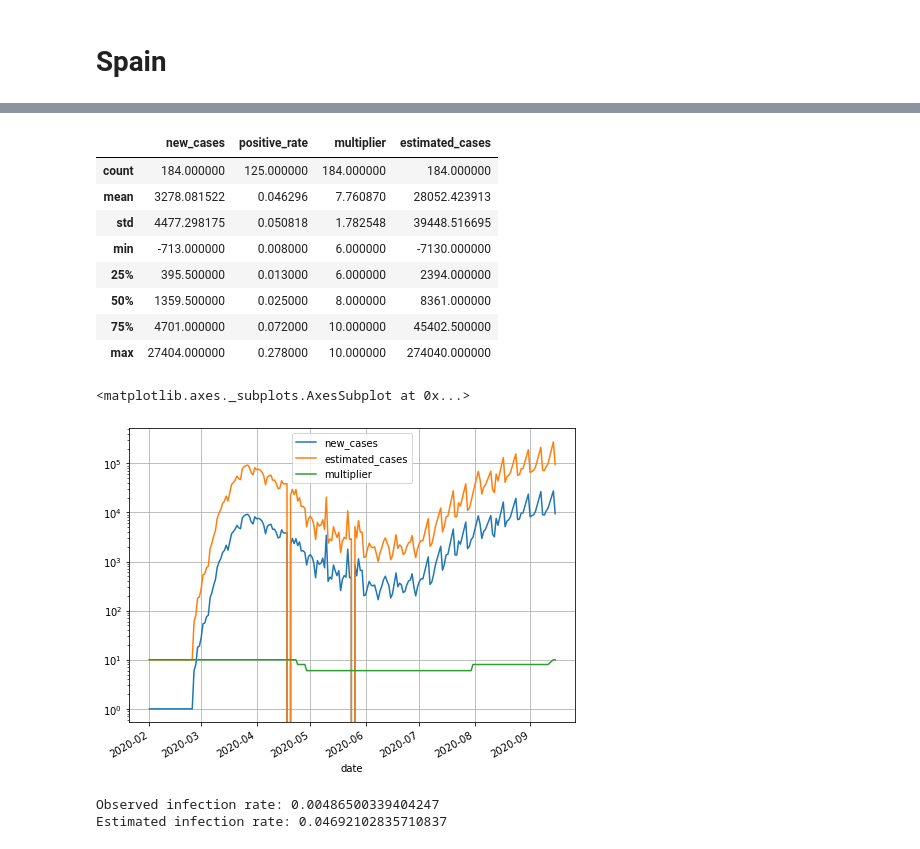
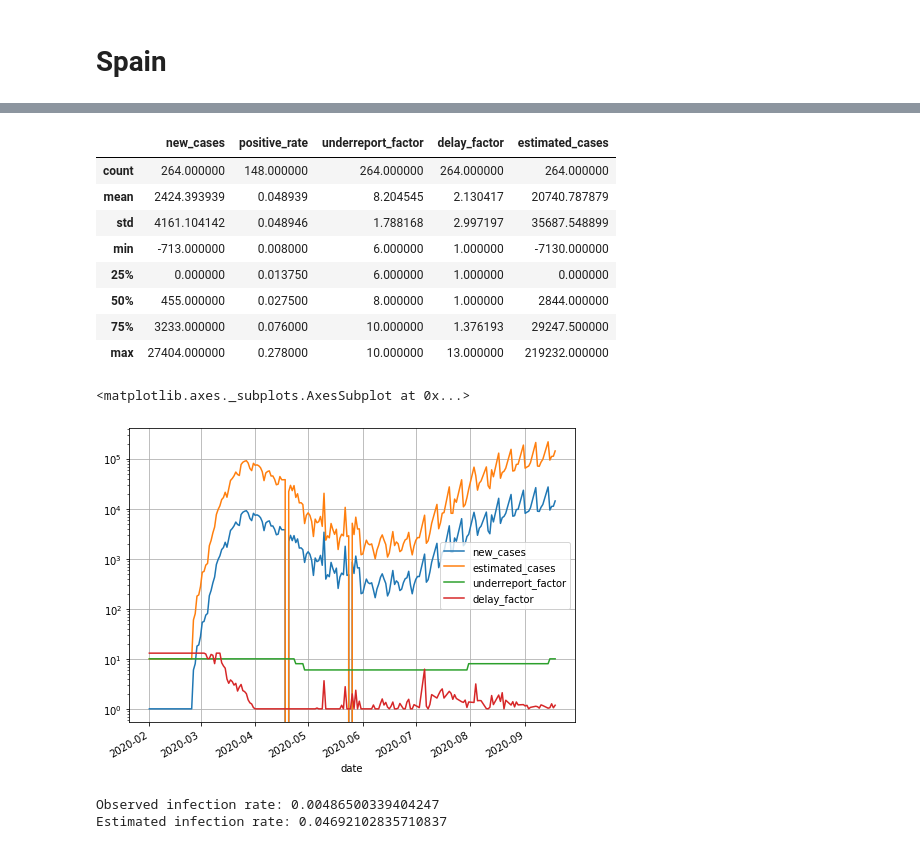
Before and after one commit to psthomas/covid-vis, a Jupyter notebook: microcovid.ipynb, the cells around one changed output, grey strips where cells are left out. Cells and saved outputs as stored; diff of their text form; code cells hidden in the pictures.

Commit message:
Update code, data

```diff
--- a/microcovid.ipynb
+++ b/microcovid.ipynb
@@ -25,5 +22,5 @@ We use these multipliers:
 # %%
-def get_multiplier(el):
+def get_underreport(el):
     # Assume a 10x multiplier if no test positivity ratio
     # is available. Mainly because missing data is early
     # during rapid growth phase for NY, Spain.
@@ -127,0 +108,17 @@ spaindata
+# %%
+spaindata = spainsource.copy()
+spaindata = spaindata[spaindata.iso_code == 'ESP']
+spaindata = spaindata[['date', 'new_cases', 'positive_rate']]
+spaindata['date'] = pd.to_datetime(spaindata['date'])
+spaindata.set_index('date', inplace=True)
+
+spaindata['underreport_factor'] = spaindata['positive_rate'].apply(get_underreport)
+spaindata['delay_factor'] = spaindata['new_cases'].pct_change(freq='7d').fillna(0)
+# https://github.com/microcovid/microcovid/blob/main/src/data/calculate.ts#L152
+# 2 day doubling time max, 2^(7/2) ~ 12
+spaindata['delay_factor'] = 1 + spaindata['delay_factor'].clip(lower=0, upper=12) #/100
+# Note: delay factor should not be counted in overall sum, because it's just a shift.
+# spaindata['estimated_cases'] = spaindata['new_cases']*spaindata['underreport_factor']*spaindata['delay_factor']
+spaindata['estimated_cases'] = spaindata['new_cases']*spaindata['underreport_factor']
+spaindata.reset_index(drop=False, inplace=True)
+spaindata
@@ -128,22 +139,26 @@ spaindata
 # %%
 spaindata.describe()
 # %% [output]
-|  | new_cases | positive_rate | multiplier | estimated_cases |
-| count | 184.000000 | 125.000000 | 184.000000 | 184.000000 |
-| mean | 3278.081522 | 0.046296 | 7.760870 | 28052.423913 |
-| std | 4477.298175 | 0.050818 | 1.782548 | 39448.516695 |
-| min | -713.000000 | 0.008000 | 6.000000 | -7130.000000 |
-| 25% | 395.500000 | 0.013000 | 6.000000 | 2394.000000 |
-| 50% | 1359.500000 | 0.025000 | 8.000000 | 8361.000000 |
-| 75% | 4701.000000 | 0.072000 | 10.000000 | 45402.500000 |
-| max | 27404.000000 | 0.278000 | 10.000000 | 274040.000000 |
+|  | new_cases | positive_rate | underreport_factor | delay_factor | estimated_cases |
+| count | 264.000000 | 148.000000 | 264.000000 | 264.000000 | 264.000000 |
+| mean | 2424.393939 | 0.048939 | 8.204545 | 2.130417 | 20740.787879 |
+| std | 4161.104142 | 0.048946 | 1.788168 | 2.997197 | 35687.548899 |
+| min | -713.000000 | 0.008000 | 6.000000 | 1.000000 | -7130.000000 |
+| 25% | 0.000000 | 0.013750 | 6.000000 | 1.000000 | 0.000000 |
+| 50% | 455.000000 | 0.027500 | 8.000000 | 1.000000 | 2844.000000 |
+| 75% | 3233.000000 | 0.076000 | 10.000000 | 1.376193 | 29247.500000 |
+| max | 27404.000000 | 0.278000 | 10.000000 | 13.000000 | 219232.000000 |
 # %%
+# Get rid of zero days, for plot
+spainplot=spaindata.copy()
+spainplot = spainplot[spainplot['new_cases'] != 0]
+
 # A bit of a mess because not smoothed, but multiplier appears to be working.
-spaindata.plot(x='date', y=['new_cases', 'estimated_cases', 'multiplier'],
+spainplot.plot(x='date', y=['new_cases', 'estimated_cases', 'underreport_factor', 'delay_factor'],
     kind='line', grid=True, logy=True, figsize=(8,6))
 # %% [output]
 <matplotlib.axes._subplots.AxesSubplot at 0x...>
-[figure, old version]
+[figure, new version]
 # %%
 # https://en.wikipedia.org/wiki/Demographics_of_Spain
 spainpop = 47007367
```
Also changed, not shown: parts of 6 cells of this notebook, 8 other files.
